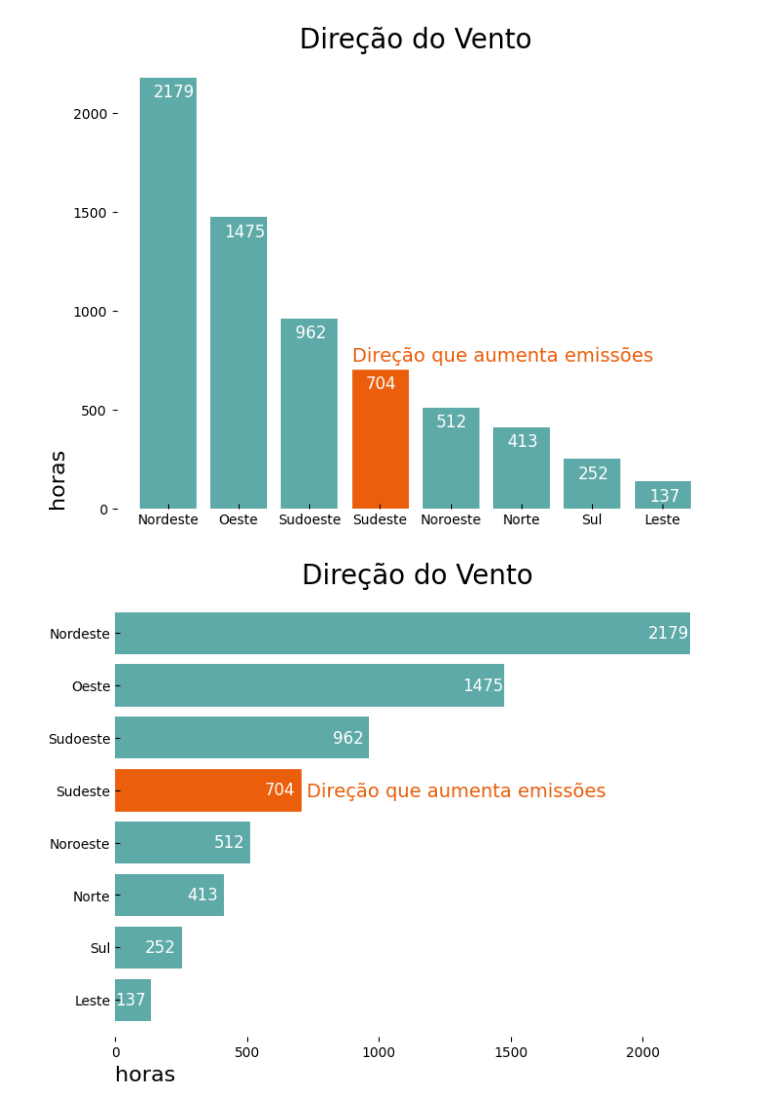
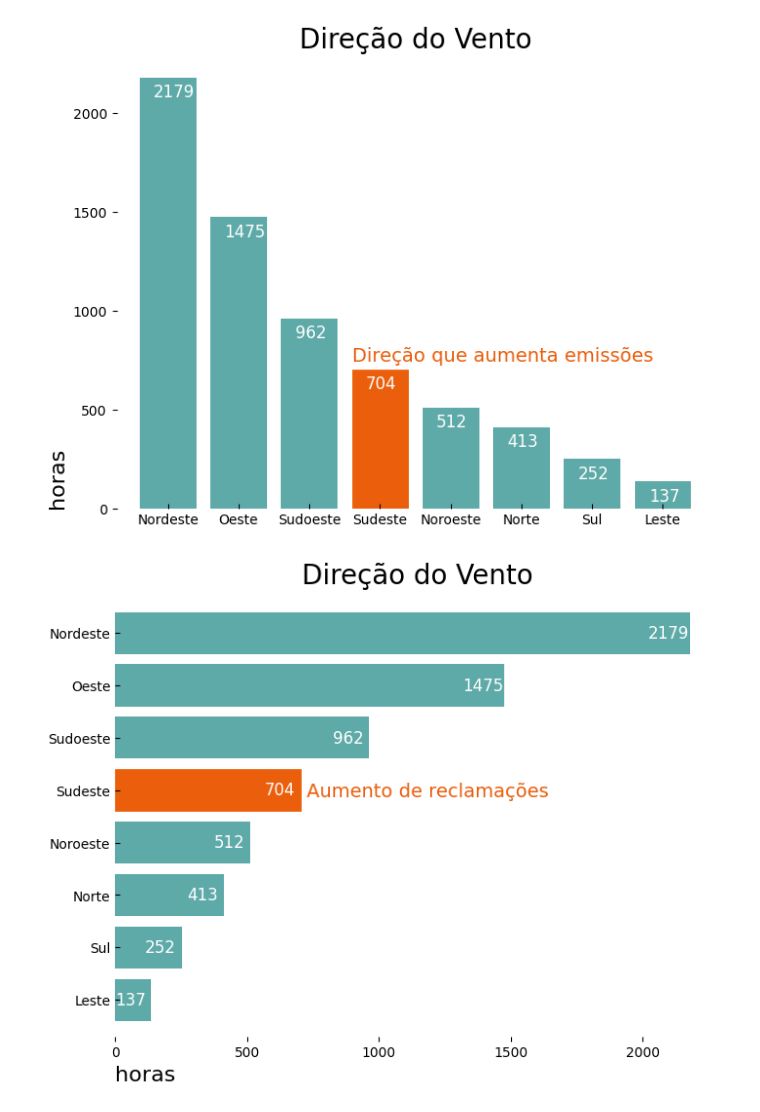
Before and after one commit to marceloperes72/DataViz, a Jupyter notebook: BarPlot.ipynb, the cells around one changed output. Cells and saved outputs as stored; diff of their text form; code cells hidden in the pictures.

```diff
--- a/BarPlot.ipynb
+++ b/BarPlot.ipynb
@@ -127,6 +127,6 @@ bar_plot(df.Direcao_vento,df.Contagem,'Direção do Vento','horas',3,'Direção
 # %% [output]
 [figure]
 # %%
-bar_plot_h(df.Direcao_vento,df.Contagem,'Direção do Vento','horas',4,'Direção que aumenta emissões','#5eaaa8','#eb5e0b')
+bar_plot_h(df.Direcao_vento,df.Contagem,'Direção do Vento','horas',4,'Aumento de reclamações','#5eaaa8','#eb5e0b')
 # %% [output]
-[figure, old version]
+[figure, new version]
```
Also changed, not shown: 2 other files.
